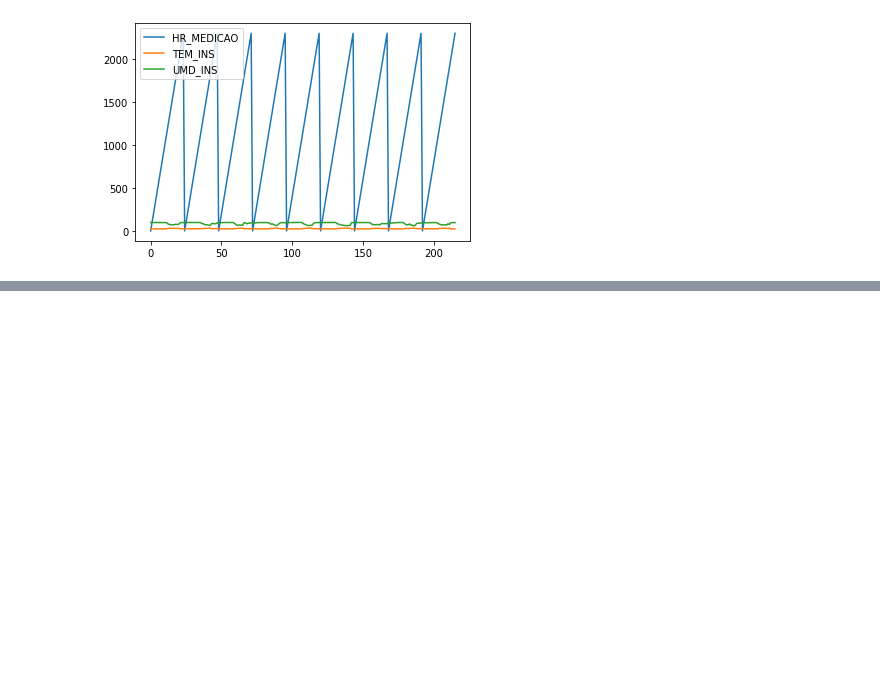
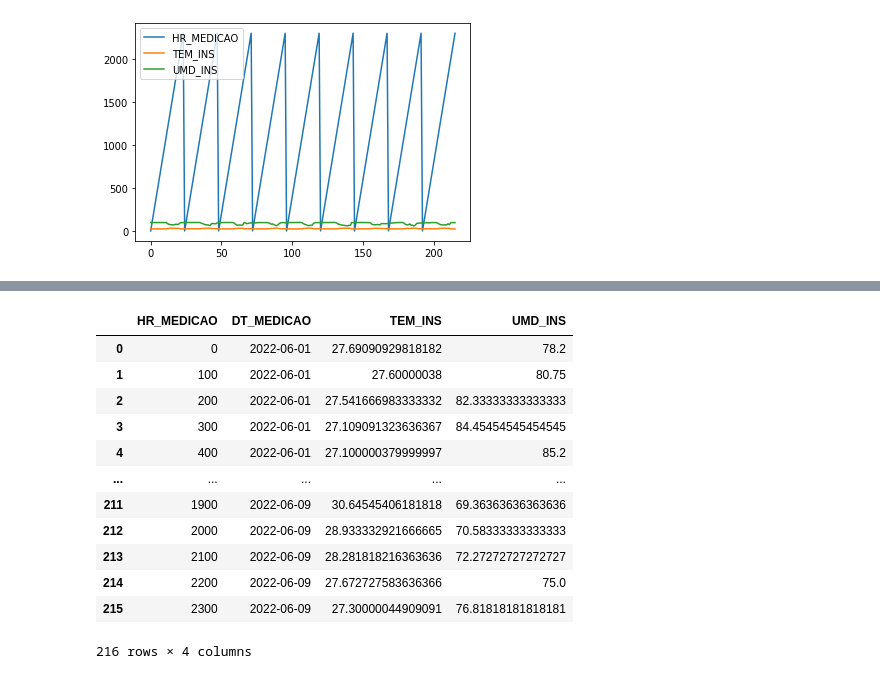
Before and after one commit to garoa-startup/analis_dos_dados, a Jupyter notebook: Recuperando_dados_TB.ipynb, the cells around one changed output, grey strips where cells are left out. Cells and saved outputs as stored; diff of their text form; code cells hidden in the pictures; blank space fills up the shorter version.

```diff
--- a/Recuperando_dados_TB.ipynb
+++ b/Recuperando_dados_TB.ipynb
@@ -179,0 +238,19 @@ dados_inmet.plot()
+# %%
+garoa = pd.DataFrame({'HR_MEDICAO':dados_inmet["HR_MEDICAO"]})
+garoa['DT_MEDICAO'] = pd.DataFrame({'DT_MEDICAO':dados_inmet["DT_MEDICAO"]})
+garoa[['TEM_INS','UMD_INS']] = dadao_Garoa[['TEM_INS','UMD_INS']]
+garoa
+# %% [output]
+|  | HR_MEDICAO | DT_MEDICAO | TEM_INS | UMD_INS |
+| 0 | 0 | 2022-06-01 | 27.69090929818182 | 78.2 |
+| 1 | 100 | 2022-06-01 | 27.60000038 | 80.75 |
+| 2 | 200 | 2022-06-01 | 27.541666983333332 | 82.33333333333333 |
+| 3 | 300 | 2022-06-01 | 27.109091323636367 | 84.45454545454545 |
+| 4 | 400 | 2022-06-01 | 27.100000379999997 | 85.2 |
+| ... | ... | ... | ... | ... |
+| 211 | 1900 | 2022-06-09 | 30.64545406181818 | 69.36363636363636 |
+| 212 | 2000 | 2022-06-09 | 28.933332921666665 | 70.58333333333333 |
+| 213 | 2100 | 2022-06-09 | 28.281818216363636 | 72.27272727272727 |
+| 214 | 2200 | 2022-06-09 | 27.672727583636366 | 75.0 |
+| 215 | 2300 | 2022-06-09 | 27.30000044909091 | 76.81818181818181 |
+216 rows × 4 columns
```
Also changed, not shown: parts of 14 cells of this notebook, 4 other files.
